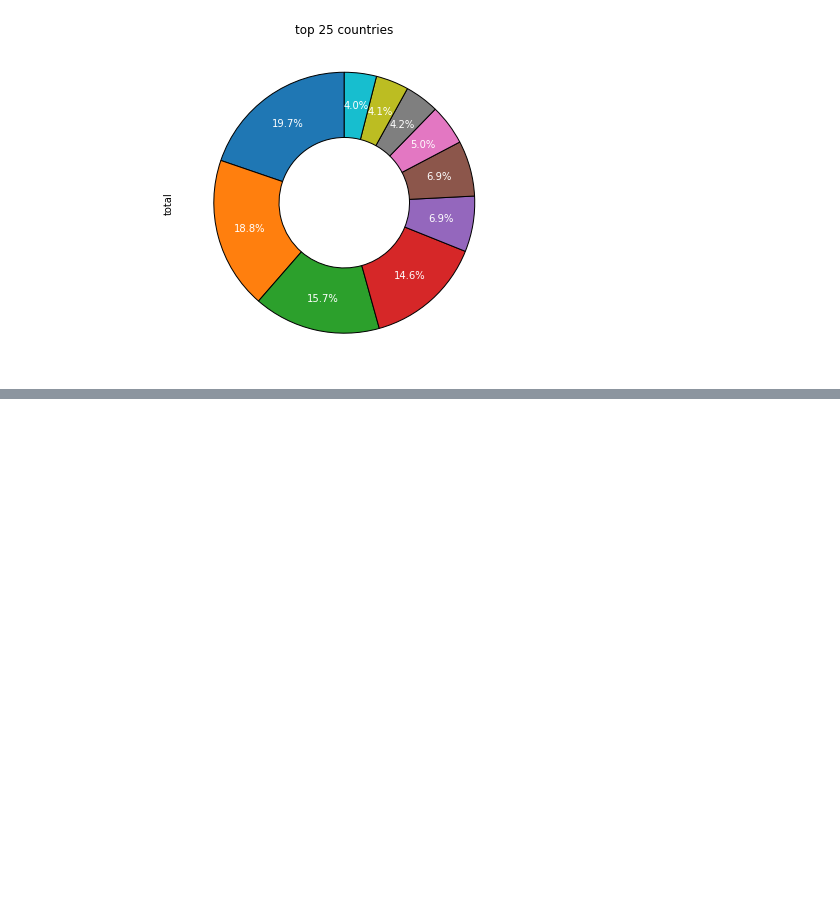
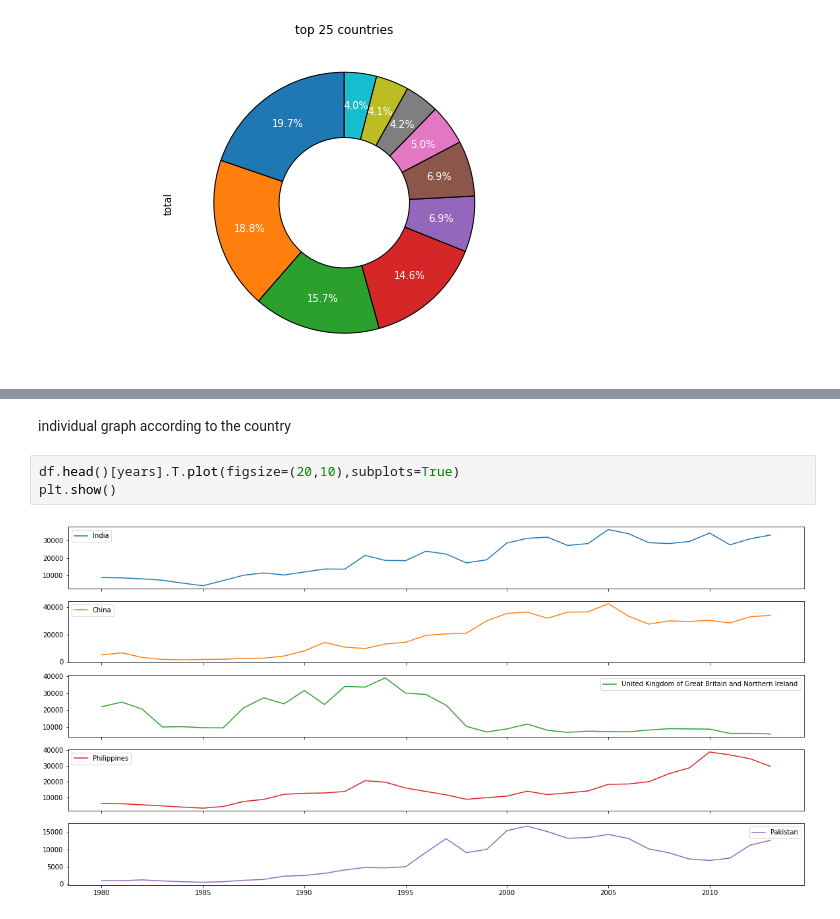
Before and after one commit to digipodium/DP-JUL-PYDS-1200-WSS, a Jupyter notebook: datascience/canada_analysis.ipynb, the cells around one changed output, grey strips where cells are left out. Drawn from its saved outputs; the diff is of its cells as text; blank space fills up the shorter version.

```diff
--- a/datascience/canada_analysis.ipynb
+++ b/datascience/canada_analysis.ipynb
@@ -433,0 +450,7 @@ df.head()[years]
+# %% [markdown]
+individual graph according to the country
+# %%
+df.head()[years].T.plot(figsize=(20,10),subplots=True)
+plt.show()
+# %% [output]
+[figure, added]
```
Also changed, not shown: parts of 4 cells of this notebook.
